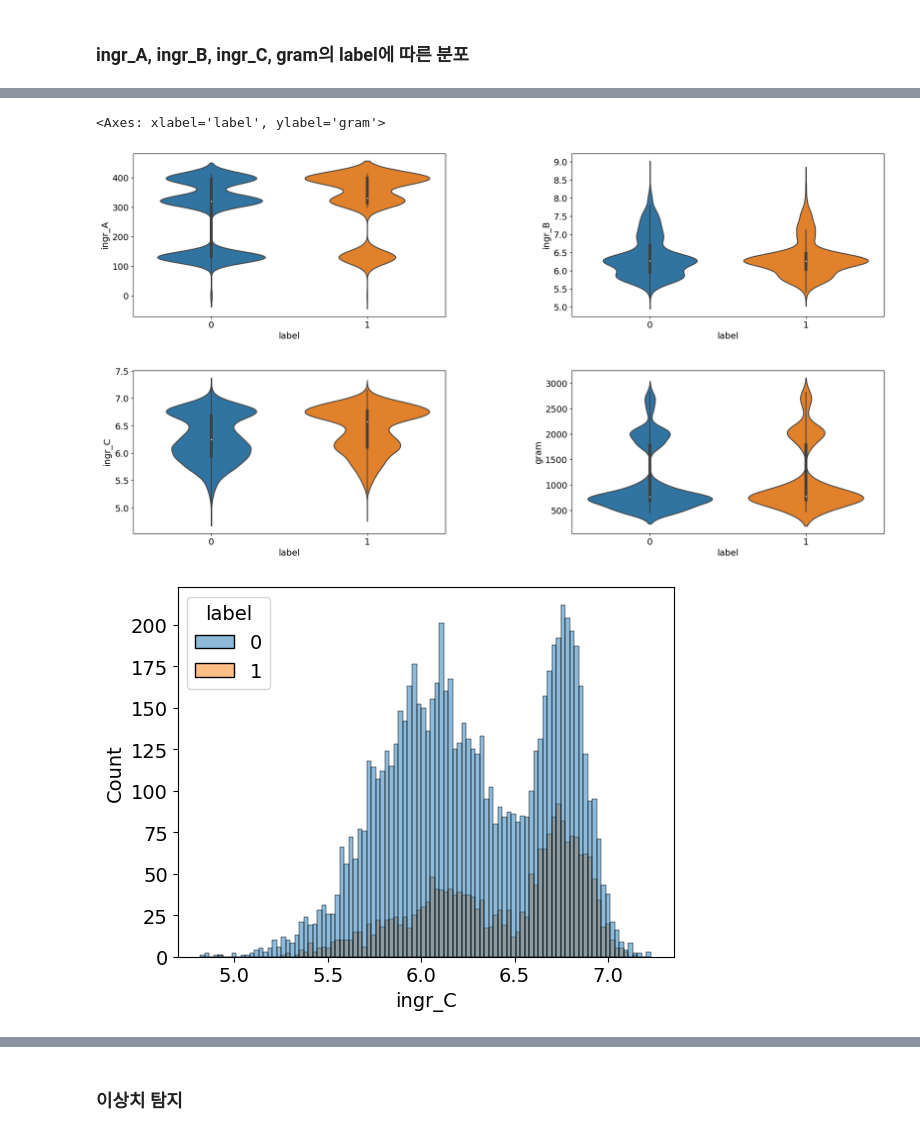
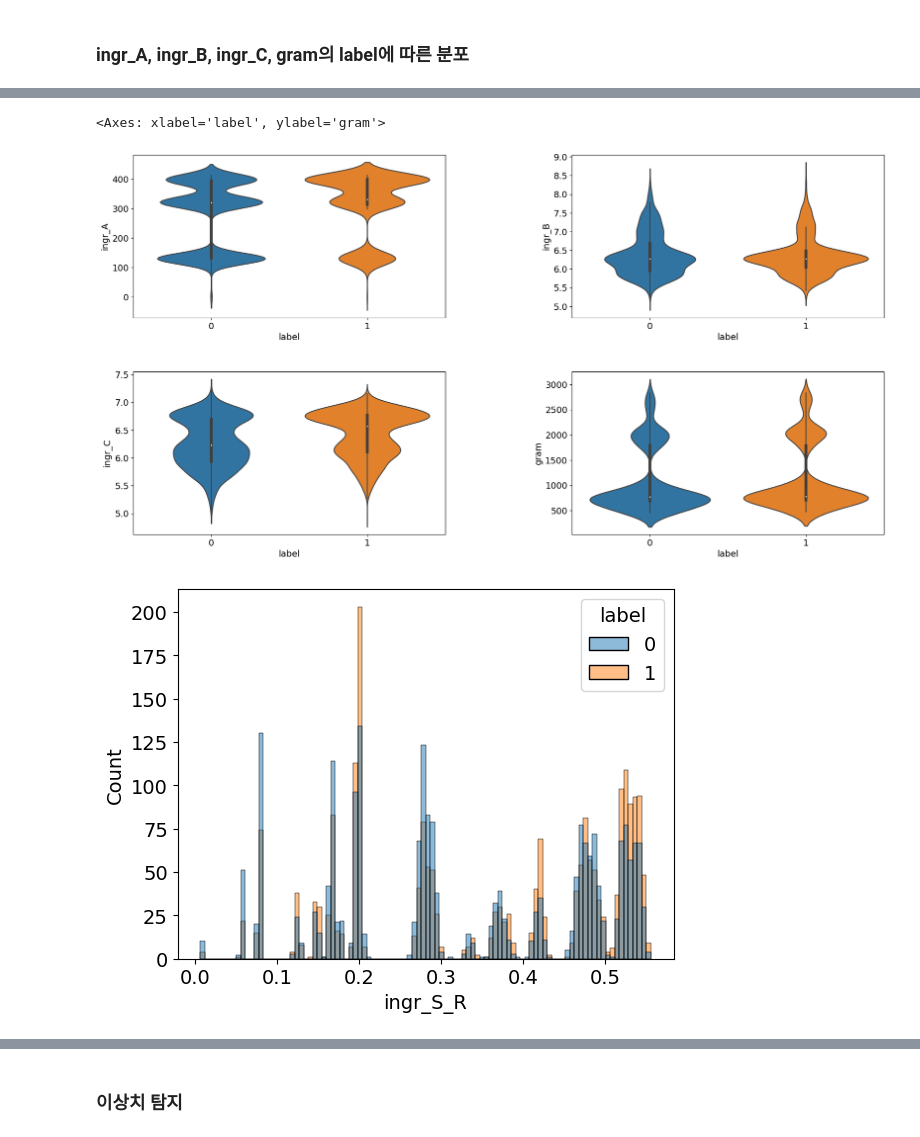
Before and after one commit to JJooKim/detecting_defective_product, a Jupyter notebook: defective_product_classification_.ipynb, the cells around one changed output, grey strips where cells are left out. Saved outputs shown, nothing was run; the diff lists cells and outputs as text; code cells hidden in the pictures.

```diff
--- a/defective_product_classification_.ipynb
+++ b/defective_product_classification_.ipynb
@@ -299,3 +299,22 @@ train[train['wtcd'].isnull()]
 11 rows × 21 columns
 # %% [markdown]
 ### ingr_A, ingr_B, ingr_C, gram의 label에 따른 분포
+# %%
+import pandas as pd
+import numpy as np
+
+
+
+# Check the initial label distribution
+print("Initial label distribution:")
+print(train['label'].value_counts())
+
+# Balance the labels
+label_0_indices = train[train['label'] == 0].index
+random_indices = np.random.choice(label_0_indices, size=2208, replace=False)
+
+balanced_df = pd.concat([train[train['label'] == 1], train.loc[random_indices]])
+
+# Check the balanced label distribution
+print("\nBalanced label distribution:")
+print(balanced_df['label'].value_counts())
@@ -309,14 +338,15 @@ figure.set_size_inches(20,10) # 전체 Figure 크기를 10 x 9인치로 설정
 sns.violinplot(x='label', data=train, y='ingr_A', ax=axes[0,0])
 
 ingr_B_outlier_delete_train = train.drop([1500,4750], axis=0, inplace=False)
-sns.violinplot(x='label', data=ingr_B_outlier_delete_train, y='ingr_B', ax=axes[0,1])
-sns.violinplot(x='label', data=train, y='ingr_C', ax=axes[1,0])
-sns.violinplot(x='label', data=train, y='gram', ax=axes[1,1])
+
+sns.violinplot(x='label', data=balanced_df, y='ingr_B', ax=axes[0,1])
+sns.violinplot(x='label', data=balanced_df, y='ingr_C', ax=axes[1,0])
+sns.violinplot(x='label', data=balanced_df, y='gram', ax=axes[1,1])
 # %% [output]
 <Axes: xlabel='label', ylabel='gram'>
-[figure, old version]
+[figure, new version]
 # %%
-sns.histplot(data=train, x="ingr_C", hue='label', bins=100)
+sns.histplot(data=balanced_df, x="ingr_S_R", hue='label', bins=100)
 plt.show()
 # %% [output]
-[figure, old version]
+[figure, new version]
```
Also changed, not shown: parts of 33 cells of this notebook.
